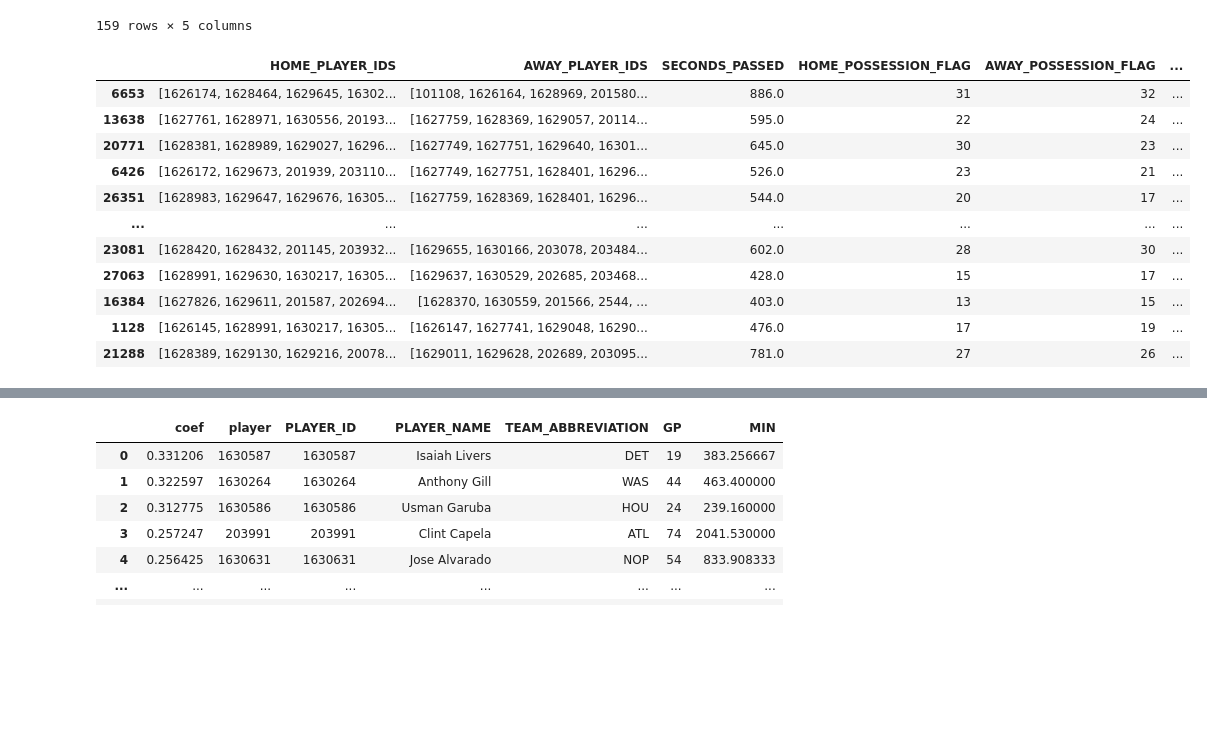
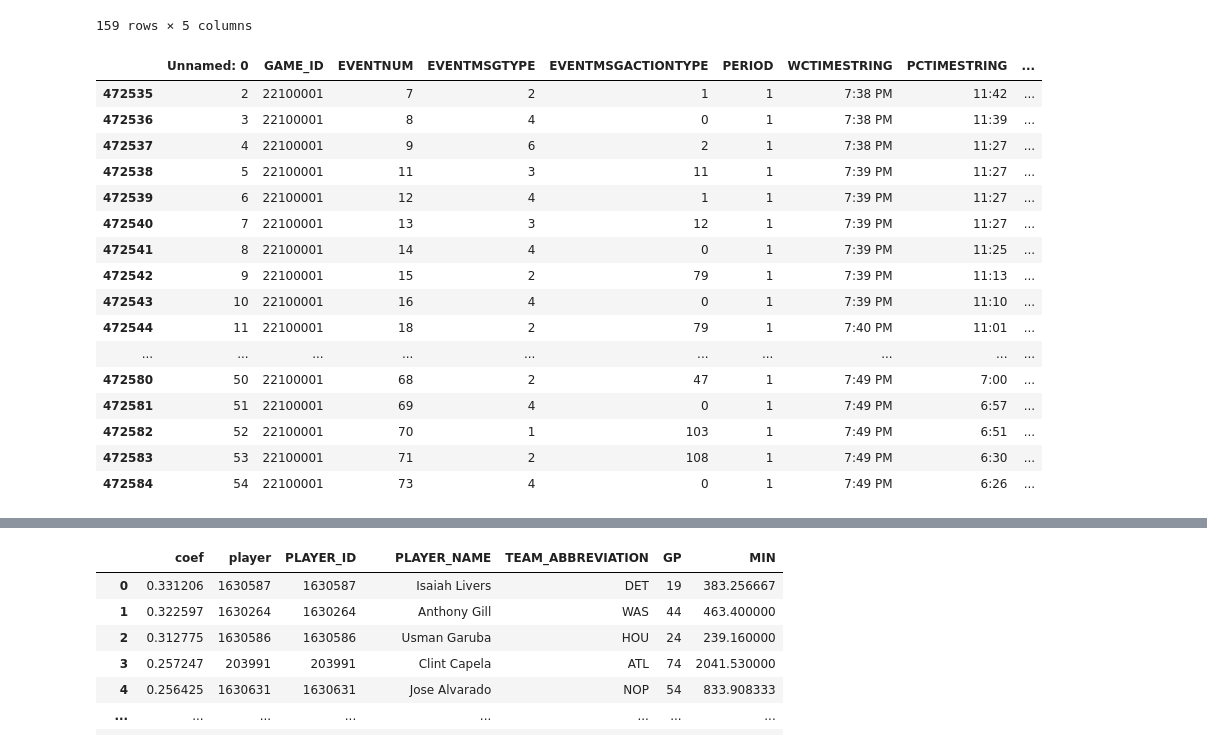
Before and after one commit to ImWesAdams/NBAPredictionsAndData, a Jupyter notebook: NBA Compile Play by Play Data.ipynb, the cells around one changed output, grey strips where cells are left out. Saved outputs shown, nothing was run; the diff lists cells and outputs as text; code cells hidden in the pictures; blank space fills up the shorter version.

Commit message:
Modifying to separate my processing
I want to handle my play-by-play storage separately from by data processing.

```diff
--- a/NBA Compile Play by Play Data.ipynb
+++ b/NBA Compile Play by Play Data.ipynb
@@ -302,50 +307,55 @@ print('Done with the errors in the problem_games list.')
 problem_games
 # %%
 test_df = pd.read_csv('play_by_play_run2022-05-17-13-58-05.csv')
-test_df['HOME_VS_AWAY']=np.where((test_df['AWAY_SCORE_DIFFERENCE']<0)|(test_df['HOME_SCORE_DIFFERENCE']<0),0,test_df['HOME_VS_AWAY'])
-test_df['AWAY_SCORE_DIFFERENCE']=np.where(test_df['AWAY_SCORE_DIFFERENCE']<0,0,test_df['AWAY_SCORE_DIFFERENCE'])
-test_df['HOME_SCORE_DIFFERENCE']=np.where(test_df['HOME_SCORE_DIFFERENCE']<0,0,test_df['HOME_SCORE_DIFFERENCE'])
-test_df['HOME_PLAYER_IDS']=test_df['HOME_PLAYER_IDS'].str.split(',')
-test_df['AWAY_PLAYER_IDS']=test_df['AWAY_PLAYER_IDS'].str.split(',')
-test_df['HOME_PLAYER_IDS']=test_df['HOME_PLAYER_IDS'].apply(sorted)
-test_df['AWAY_PLAYER_IDS']=test_df['AWAY_PLAYER_IDS'].apply(sorted)
-test_df['HOME_PLAYER_IDS']=test_df['HOME_PLAYER_IDS'].apply(','.join)
-test_df['AWAY_PLAYER_IDS']=test_df['AWAY_PLAYER_IDS'].apply(','.join)
-# test_df[['HOME_PLAYER_IDS','AWAY_PLAYER_IDS']]=test_df[['HOME_PLAYER_IDS','AWAY_PLAYER_IDS']].apply
-test_df = test_df.groupby(['HOME_PLAYER_IDS','AWAY_PLAYER_IDS']).agg({'SECONDS_PASSED':'sum','HOME_POSSESSION_FLAG':'sum',
-                                                           'AWAY_POSSESSION_FLAG':'sum','HOME_SCORE_DIFFERENCE':'sum',
-                                                           'AWAY_SCORE_DIFFERENCE':'sum','HOME_VS_AWAY':'sum'}).reset_index()
-test_df['HOME_VS_AWAY_PER_POSSESSION']=test_df['HOME_VS_AWAY']/(0.5*test_df['AWAY_POSSESSION_FLAG']+0.5*test_df['HOME_POSSESSION_FLAG'])
-test_df['HOME_VS_AWAY_PER_POSSESSION'].replace([np.inf,-np.inf,np.nan],0,inplace=True)
-test_df['HOME_PLAYER_IDS']=test_df['HOME_PLAYER_IDS'].str.split(',')
-test_df['AWAY_PLAYER_IDS']=test_df['AWAY_PLAYER_IDS'].str.split(',')
-home_explode = test_df.explode('HOME_PLAYER_IDS').reset_index()
-home_explode['HOME_PLAYER_IDS']=home_explode['HOME_PLAYER_IDS'].astype(int)
-drop_home = player_minutes_low.merge(home_explode,how='inner',left_on='PLAYER_ID',right_on='HOME_PLAYER_IDS')
-away_explode = test_df.explode('AWAY_PLAYER_IDS').reset_index()
-away_explode['AWAY_PLAYER_IDS']=away_explode['AWAY_PLAYER_IDS'].astype(int)
-drop_away = player_minutes_low.merge(away_explode,how='inner',left_on='PLAYER_ID',right_on='AWAY_PLAYER_IDS')
-test_df=test_df[(~test_df.index.isin(drop_home['index']))&(~test_df.index.isin(drop_away['index']))]
-cols = test_df.columns
-mlb = MultiLabelBinarizer()
-test_df = test_df.merge(pd.DataFrame(mlb.fit_transform(test_df['HOME_PLAYER_IDS']),columns=mlb.classes_, index=test_df.index),
-                     how='inner', left_index=True, right_index=True)
-for idx,row in test_df.iterrows():
-    for player in row['AWAY_PLAYER_IDS']:
-        test_df.at[idx,player]=-1
-test_df.fillna(0,inplace=True)
-# test_df.to_csv('test_df'+now_time+'.csv')
-test_df.sort_values(by='HOME_VS_AWAY')
+# test_df['HOME_VS_AWAY']=np.where((test_df['AWAY_SCORE_DIFFERENCE']<0)|(test_df['HOME_SCORE_DIFFERENCE']<0),0,test_df['HOME_VS_AWAY'])
+# test_df['AWAY_SCORE_DIFFERENCE']=np.where(test_df['AWAY_SCORE_DIFFERENCE']<0,0,test_df['AWAY_SCORE_DIFFERENCE'])
+# test_df['HOME_SCORE_DIFFERENCE']=np.where(test_df['HOME_SCORE_DIFFERENCE']<0,0,test_df['HOME_SCORE_DIFFERENCE'])
+# test_df['HOME_PLAYER_IDS']=test_df['HOME_PLAYER_IDS'].str.split(',')
+# test_df['AWAY_PLAYER_IDS']=test_df['AWAY_PLAYER_IDS'].str.split(',')
+# test_df['HOME_PLAYER_IDS']=test_df['HOME_PLAYER_IDS'].apply(sorted)
+# test_df['AWAY_PLAYER_IDS']=test_df['AWAY_PLAYER_IDS'].apply(sorted)
+# test_df['HOME_PLAYER_IDS']=test_df['HOME_PLAYER_IDS'].apply(','.join)
+# test_df['AWAY_PLAYER_IDS']=test_df['AWAY_PLAYER_IDS'].apply(','.join)
+# # test_df[['HOME_PLAYER_IDS','AWAY_PLAYER_IDS']]=test_df[['HOME_PLAYER_IDS','AWAY_PLAYER_IDS']].apply
+# test_df = test_df.groupby(['HOME_PLAYER_IDS','AWAY_PLAYER_IDS']).agg({'SECONDS_PASSED':'sum','HOME_POSSESSION_FLAG':'sum',
+#                                                            'AWAY_POSSESSION_FLAG':'sum','HOME_SCORE_DIFFERENCE':'sum',
+#                                                            'AWAY_SCORE_DIFFERENCE':'sum','HOME_VS_AWAY':'sum'}).reset_index()
+# test_df['HOME_VS_AWAY_PER_POSSESSION']=test_df['HOME_VS_AWAY']/(0.5*test_df['AWAY_POSSESSION_FLAG']+0.5*test_df['HOME_POSSESSION_FLAG'])
+# test_df['HOME_VS_AWAY_PER_POSSESSION'].replace([np.inf,-np.inf,np.nan],0,inplace=True)
+# test_df['HOME_PLAYER_IDS']=test_df['HOME_PLAYER_IDS'].str.split(',')
+# test_df['AWAY_PLAYER_IDS']=test_df['AWAY_PLAYER_IDS'].str.split(',')
+# home_explode = test_df.explode('HOME_PLAYER_IDS').reset_index()
+# home_explode['HOME_PLAYER_IDS']=home_explode['HOME_PLAYER_IDS'].astype(int)
+# drop_home = player_minutes_low.merge(home_explode,how='inner',left_on='PLAYER_ID',right_on='HOME_PLAYER_IDS')
+# away_explode = test_df.explode('AWAY_PLAYER_IDS').reset_index()
+# away_explode['AWAY_PLAYER_IDS']=away_explode['AWAY_PLAYER_IDS'].astype(int)
+# drop_away = player_minutes_low.merge(away_explode,how='inner',left_on='PLAYER_ID',right_on='AWAY_PLAYER_IDS')
+# test_df=test_df[(~test_df.index.isin(drop_home['index']))&(~test_df.index.isin(drop_away['index']))]
+# cols = test_df.columns
+# mlb = MultiLabelBinarizer()
+# test_df = test_df.merge(pd.DataFrame(mlb.fit_transform(test_df['HOME_PLAYER_IDS']),columns=mlb.classes_, index=test_df.index),
+#                      how='inner', left_index=True, right_index=True)
+# for idx,row in test_df.iterrows():
+#     for player in row['AWAY_PLAYER_IDS']:
+#         test_df.at[idx,player]=-1
+# test_df.fillna(0,inplace=True)
+# # test_df.to_csv('test_df'+now_time+'.csv')
+test_df.sort_values(by=['GAME_ID','EVENTNUM']).head(50)
 # %% [output]
-|  | HOME_PLAYER_IDS | AWAY_PLAYER_IDS | SECONDS_PASSED | HOME_POSSESSION_FLAG | AWAY_POSSESSION_FLAG | ... |
-| 6653 | [1626174, 1628464, 1629645, 16302... | [101108, 1626164, 1628969, 201580... | 886.0 | 31 | 32 | ... |
-| 13638 | [1627761, 1628971, 1630556, 20193... | [1627759, 1628369, 1629057, 20114... | 595.0 | 22 | 24 | ... |
-| 20771 | [1628381, 1628989, 1629027, 16296... | [1627749, 1627751, 1629640, 16301... | 645.0 | 30 | 23 | ... |
-| 6426 | [1626172, 1629673, 201939, 203110... | [1627749, 1627751, 1628401, 16296... | 526.0 | 23 | 21 | ... |
-| 26351 | [1628983, 1629647, 1629676, 16305... | [1627759, 1628369, 1628401, 16296... | 544.0 | 20 | 17 | ... |
-| ... | ... | ... | ... | ... | ... | ... |
-| 23081 | [1628420, 1628432, 201145, 203932... | [1629655, 1630166, 203078, 203484... | 602.0 | 28 | 30 | ... |
-| 27063 | [1628991, 1629630, 1630217, 16305... | [1629637, 1630529, 202685, 203468... | 428.0 | 15 | 17 | ... |
-| 16384 | [1627826, 1629611, 201587, 202694... | [1628370, 1630559, 201566, 2544, ... | 403.0 | 13 | 15 | ... |
-| 1128 | [1626145, 1628991, 1630217, 16305... | [1626147, 1627741, 1629048, 16290... | 476.0 | 17 | 19 | ... |
-| 21288 | [1628389, 1629130, 1629216, 20078... | [1629011, 1629628, 202689, 203095... | 781.0 | 27 | 26 | ... |
+|  | Unnamed: 0 | GAME_ID | EVENTNUM | EVENTMSGTYPE | EVENTMSGACTIONTYPE | PERIOD | WCTIMESTRING | PCTIMESTRING | ... |
+| 472535 | 2 | 22100001 | 7 | 2 | 1 | 1 | 7:38 PM | 11:42 | ... |
+| 472536 | 3 | 22100001 | 8 | 4 | 0 | 1 | 7:38 PM | 11:39 | ... |
+| 472537 | 4 | 22100001 | 9 | 6 | 2 | 1 | 7:38 PM | 11:27 | ... |
+| 472538 | 5 | 22100001 | 11 | 3 | 11 | 1 | 7:39 PM | 11:27 | ... |
+| 472539 | 6 | 22100001 | 12 | 4 | 1 | 1 | 7:39 PM | 11:27 | ... |
+| 472540 | 7 | 22100001 | 13 | 3 | 12 | 1 | 7:39 PM | 11:27 | ... |
+| 472541 | 8 | 22100001 | 14 | 4 | 0 | 1 | 7:39 PM | 11:25 | ... |
+| 472542 | 9 | 22100001 | 15 | 2 | 79 | 1 | 7:39 PM | 11:13 | ... |
+| 472543 | 10 | 22100001 | 16 | 4 | 0 | 1 | 7:39 PM | 11:10 | ... |
+| 472544 | 11 | 22100001 | 18 | 2 | 79 | 1 | 7:40 PM | 11:01 | ... |
+| ... | ... | ... | ... | ... | ... | ... | ... | ... | ... |
+| 472580 | 50 | 22100001 | 68 | 2 | 47 | 1 | 7:49 PM | 7:00 | ... |
+| 472581 | 51 | 22100001 | 69 | 4 | 0 | 1 | 7:49 PM | 6:57 | ... |
+| 472582 | 52 | 22100001 | 70 | 1 | 103 | 1 | 7:49 PM | 6:51 | ... |
+| 472583 | 53 | 22100001 | 71 | 2 | 108 | 1 | 7:49 PM | 6:30 | ... |
+| 472584 | 54 | 22100001 | 73 | 4 | 0 | 1 | 7:49 PM | 6:26 | ... |
```
Also changed, not shown: parts of 4 cells of this notebook.
